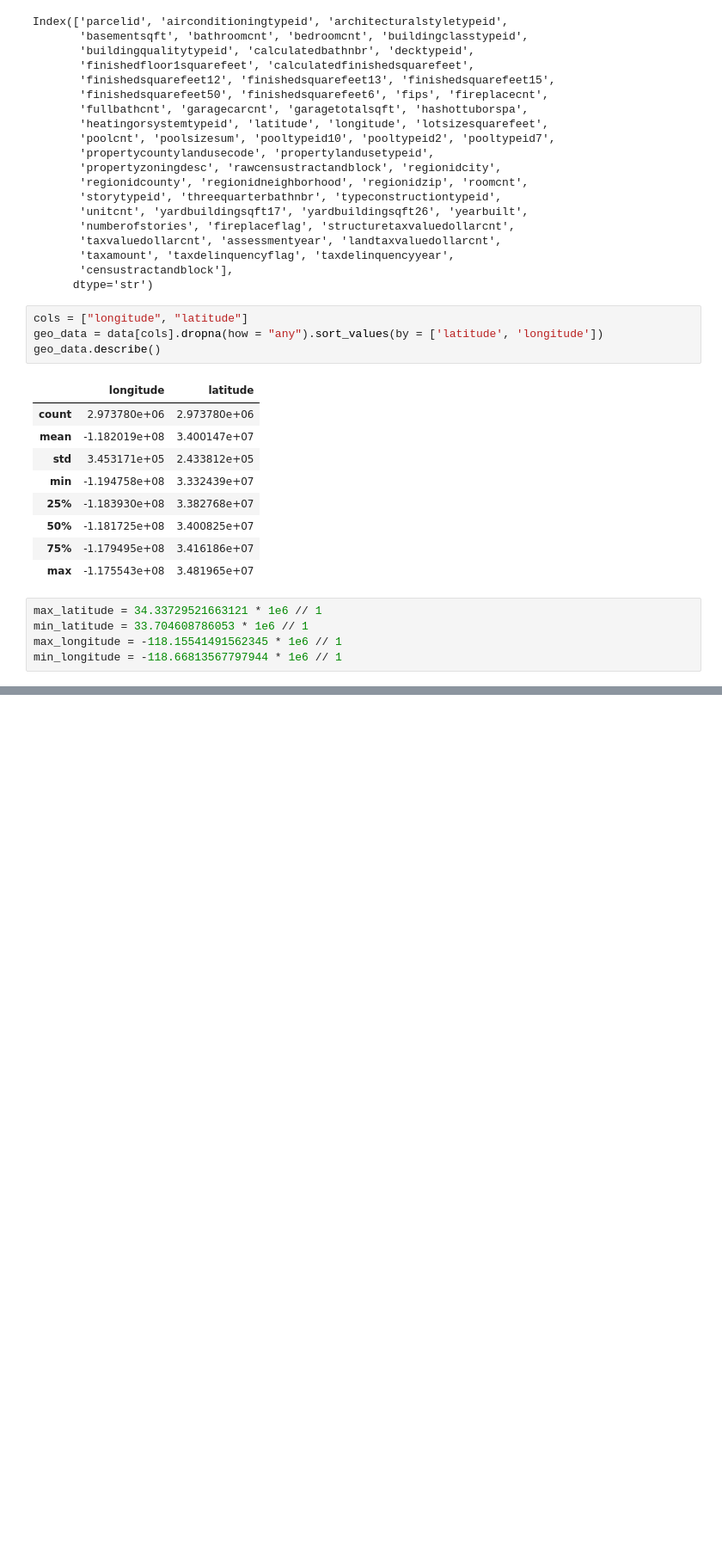
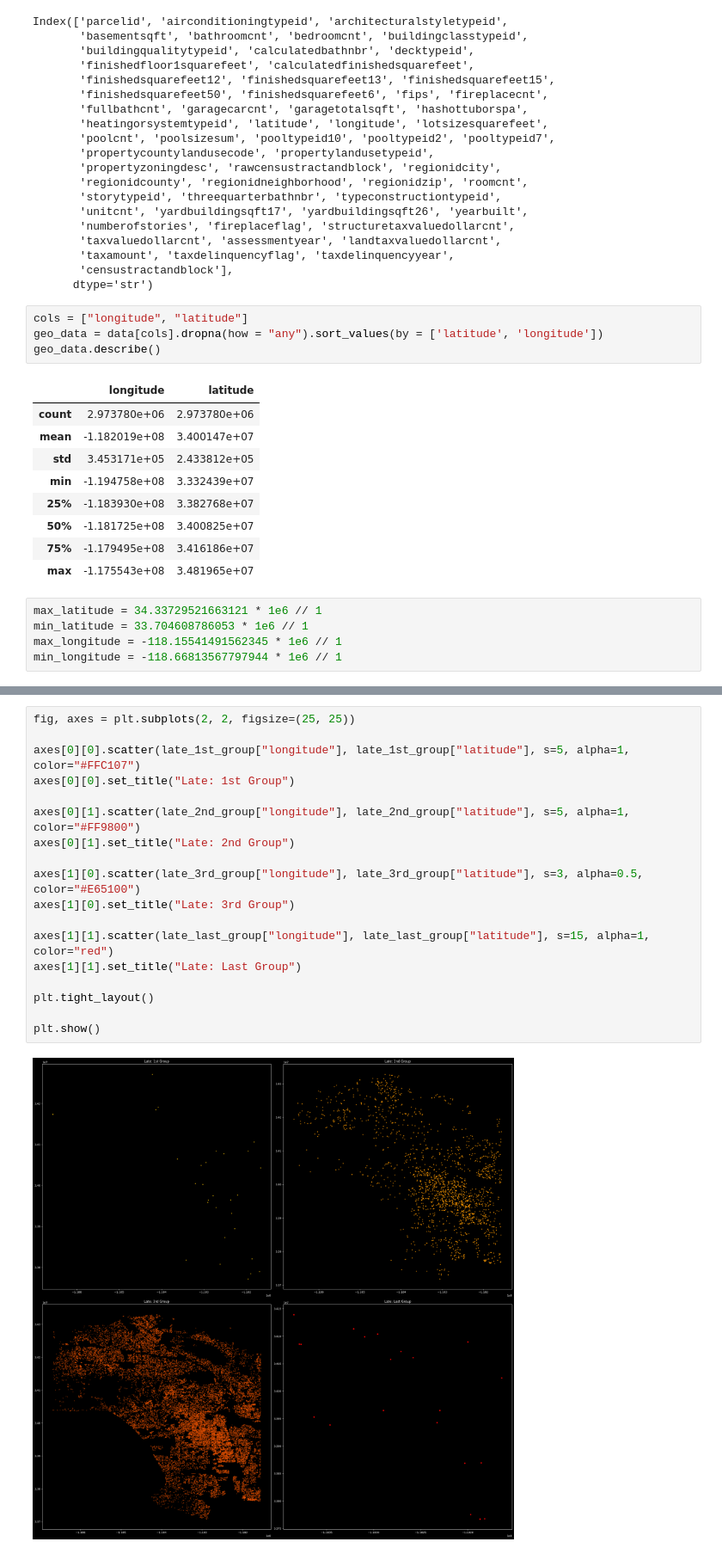
Before and after one commit to Dagbert1337/PDU-projekt, a Jupyter notebook: src/LA_tax.ipynb, the cells around one changed output, grey strips where cells are left out. Shown at 86% size. Drawn from its saved outputs; the diff is of its cells as text; blank space fills up the shorter version.

```diff
--- a/src/LA_tax.ipynb
+++ b/src/LA_tax.ipynb
@@ -115,0 +127,20 @@ array([ 0.,  1.,  2.,  3.,  4.,  5.,  6.,  7.,  8.,  9., 10., 11., 12.,
+# %%
+fig, axes = plt.subplots(2, 2, figsize=(25, 25))
+
+axes[0][0].scatter(late_1st_group["longitude"], late_1st_group["latitude"], s=5, alpha=1, color="#FFC107")
+axes[0][0].set_title("Late: 1st Group")
+
+axes[0][1].scatter(late_2nd_group["longitude"], late_2nd_group["latitude"], s=5, alpha=1, color="#FF9800")
+axes[0][1].set_title("Late: 2nd Group")
+
+axes[1][0].scatter(late_3rd_group["longitude"], late_3rd_group["latitude"], s=3, alpha=0.5, color="#E65100")
+axes[1][0].set_title("Late: 3rd Group")
+
+axes[1][1].scatter(late_last_group["longitude"], late_last_group["latitude"], s=15, alpha=1, color="red")
+axes[1][1].set_title("Late: Last Group")
+
+plt.tight_layout()
+
+plt.show()
+# %% [output]
+[figure, added]
```
Also changed, not shown: parts of 8 cells of this notebook, 1 other file.
